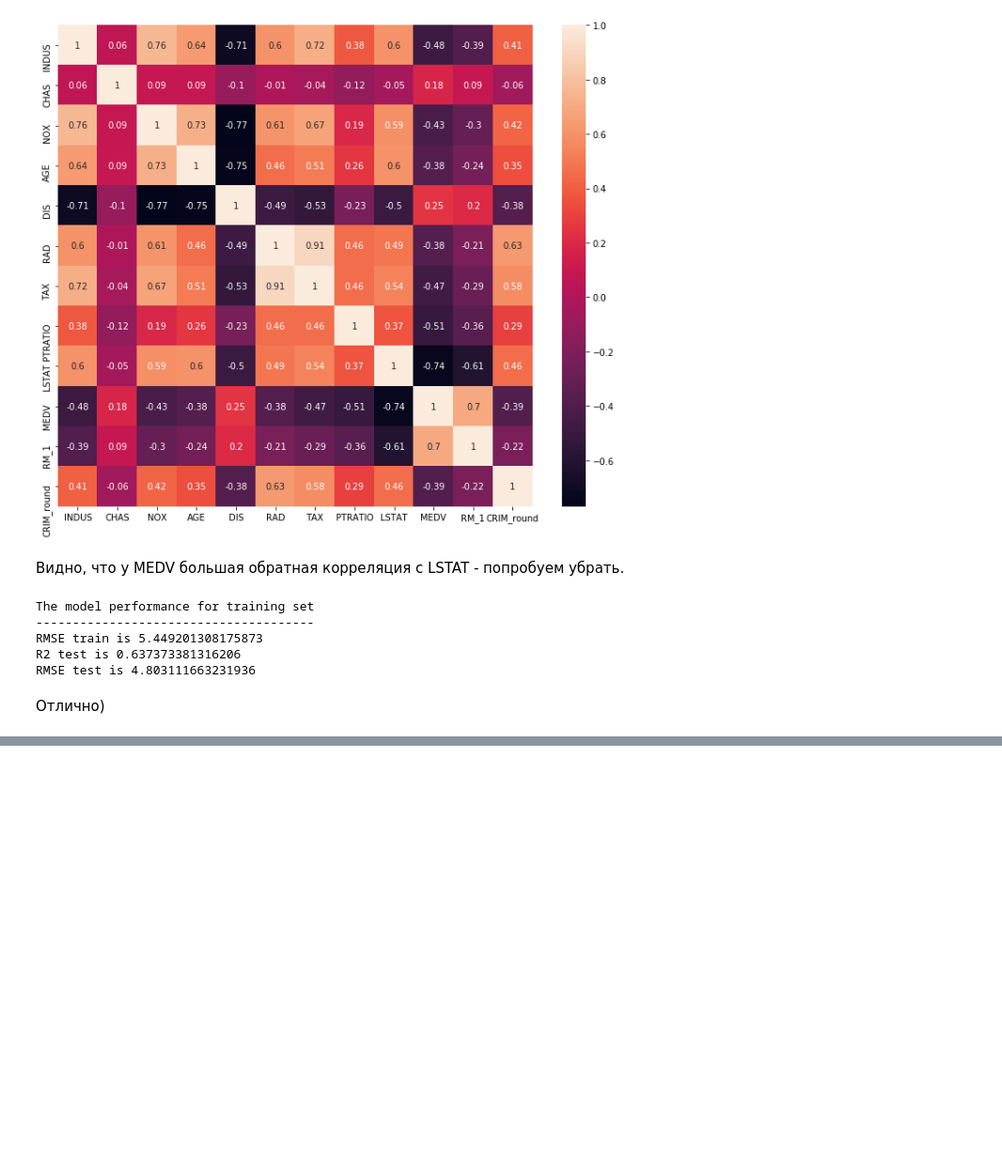
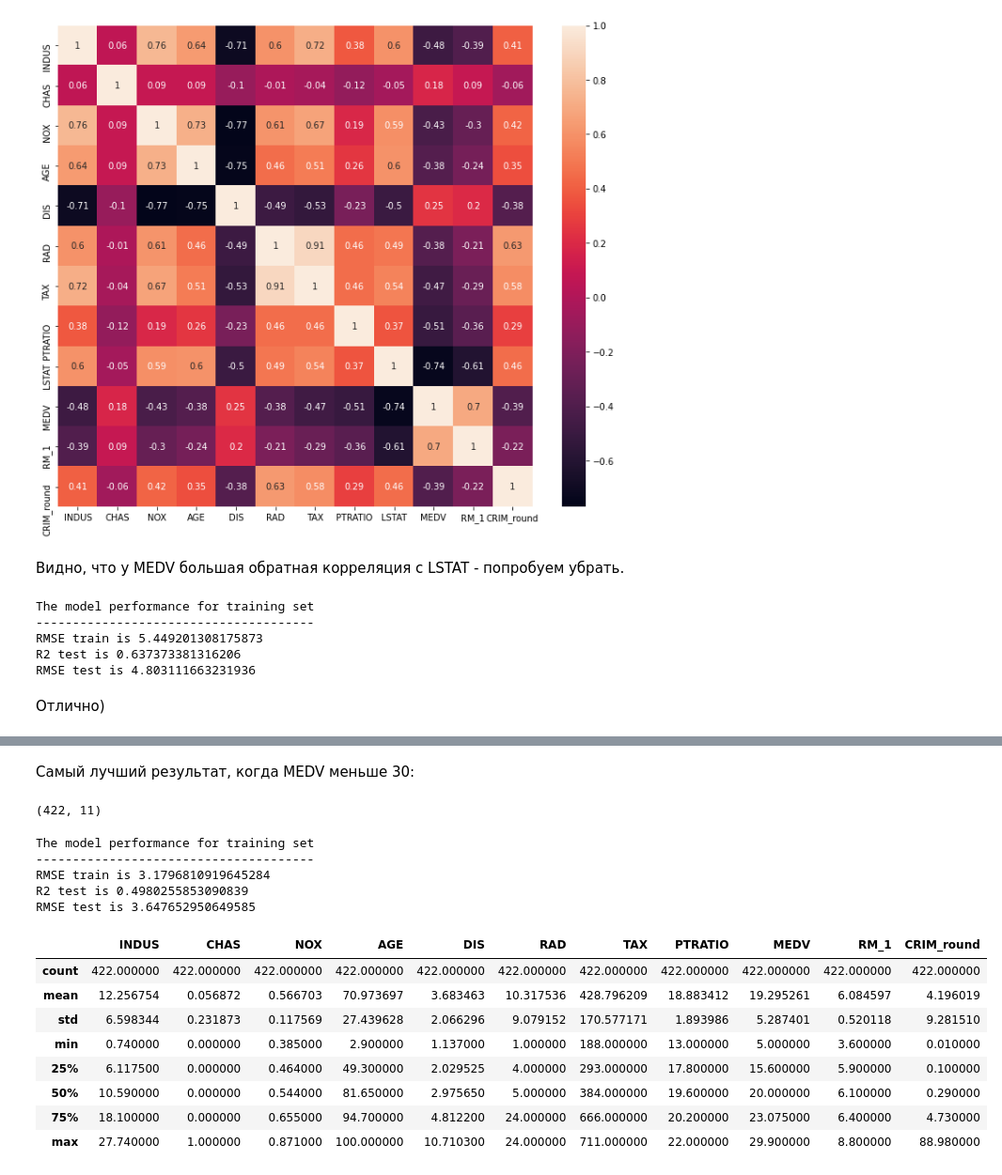
Before and after one commit to dmkolesova/dvp7-hw2, a Jupyter notebook: dvp7-hw2.ipynb, the cells around one changed output, grey strips where cells are left out. Shown at 94% size. Drawn from its saved outputs; the diff is of its cells as text; code cells hidden in the pictures; blank space fills up the shorter version.

```diff
--- a/dvp7-hw2.ipynb
+++ b/dvp7-hw2.ipynb
@@ -456,0 +488,27 @@ RMSE test is 4.803111663231936
+# %% [markdown]
+Самый лучший результат, когда MEDV меньше 30:
+# %%
+data_medv = data_wo_b_rm_1_crim_wo_zn_wo_lstat[data_wo_b_rm_1_crim_wo_zn_wo_lstat.MEDV < 30]
+data_medv.shape
+# %% [output]
+(422, 11)
+# %%
+create_lin_reg(data_medv)
+# %% [output]
+The model performance for training set
+--------------------------------------
+RMSE train is 3.1796810919645284
+R2 test is 0.4980255853090839
+RMSE test is 3.647652950649585
+# %%
+data_medv.describe()
+# %% [output]
+|  | INDUS | CHAS | NOX | AGE | DIS | RAD | TAX | PTRATIO | MEDV | RM_1 | CRIM_round |
+| count | 422.000000 | 422.000000 | 422.000000 | 422.000000 | 422.000000 | 422.000000 | 422.000000 | 422.000000 | 422.000000 | 422.000000 | 422.000000 |
+| mean | 12.256754 | 0.056872 | 0.566703 | 70.973697 | 3.683463 | 10.317536 | 428.796209 | 18.883412 | 19.295261 | 6.084597 | 4.196019 |
+| std | 6.598344 | 0.231873 | 0.117569 | 27.439628 | 2.066296 | 9.079152 | 170.577171 | 1.893986 | 5.287401 | 0.520118 | 9.281510 |
+| min | 0.740000 | 0.000000 | 0.385000 | 2.900000 | 1.137000 | 1.000000 | 188.000000 | 13.000000 | 5.000000 | 3.600000 | 0.010000 |
+| 25% | 6.117500 | 0.000000 | 0.464000 | 49.300000 | 2.029525 | 4.000000 | 293.000000 | 17.800000 | 15.600000 | 5.900000 | 0.100000 |
+| 50% | 10.590000 | 0.000000 | 0.544000 | 81.650000 | 2.975650 | 5.000000 | 384.000000 | 19.600000 | 20.000000 | 6.100000 | 0.290000 |
+| 75% | 18.100000 | 0.000000 | 0.655000 | 94.700000 | 4.812200 | 24.000000 | 666.000000 | 20.200000 | 23.075000 | 6.400000 | 4.730000 |
+| max | 27.740000 | 1.000000 | 0.871000 | 100.000000 | 10.710300 | 24.000000 | 711.000000 | 22.000000 | 29.900000 | 8.800000 | 88.980000 |
```
Also changed, not shown: parts of 21 cells of this notebook.
